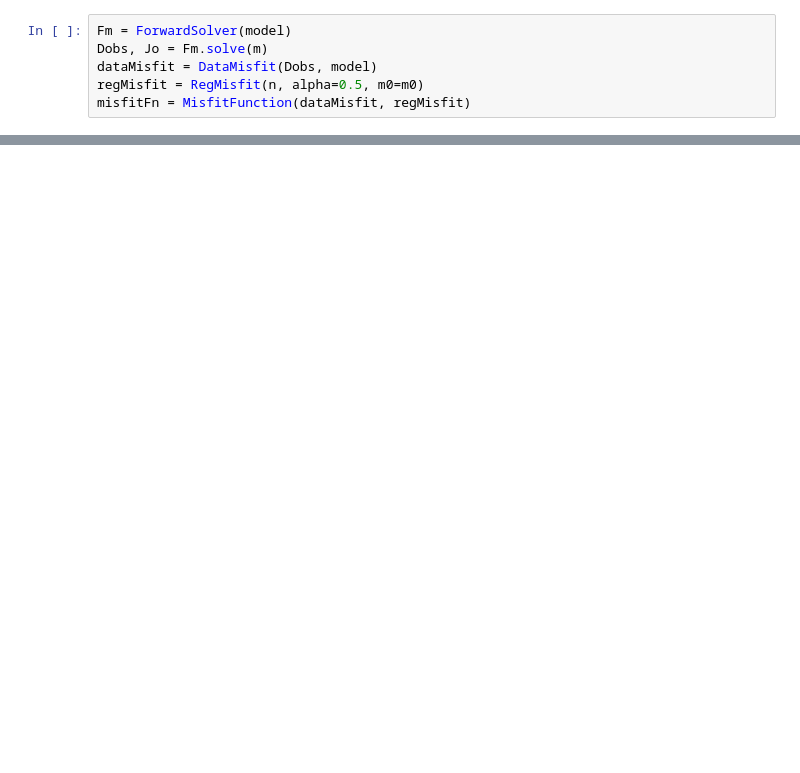
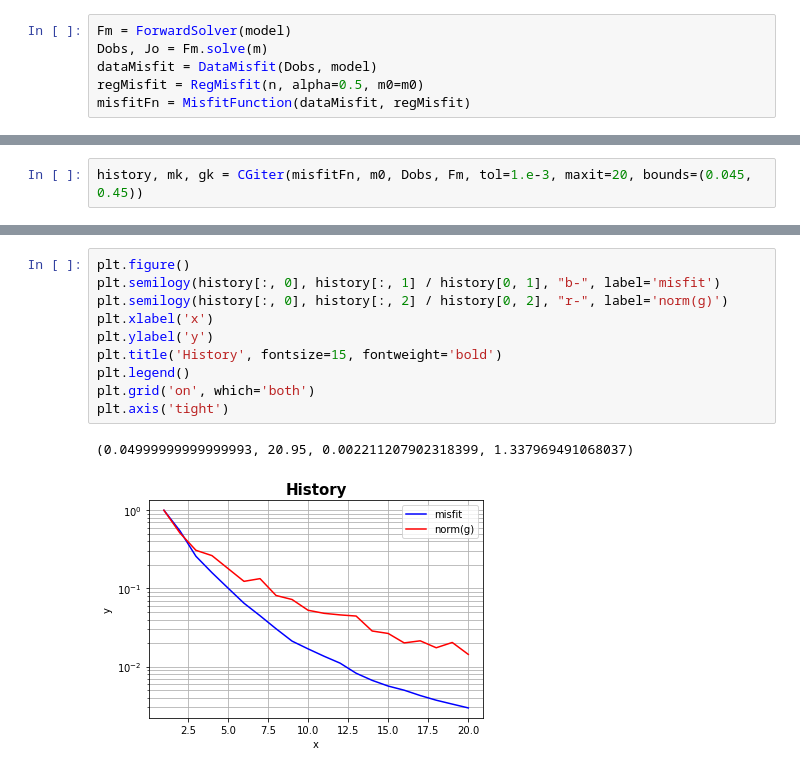
Before and after one commit to izzatum/SimpleFWI, a Jupyter notebook: Example_3.ipynb, the cells around one changed output, grey strips where cells are left out. Cells and saved outputs as stored; diff of their text form; blank space fills up the shorter version.

```diff
--- a/Example_3.ipynb
+++ b/Example_3.ipynb
@@ -184,0 +170,2 @@ plt.show()
+# %%
+history, mk, gk = CGiter(misfitFn, m0, Dobs, Fm, tol=1.e-3, maxit=20, bounds=(0.045, 0.45))
@@ -184,0 +190,13 @@ plt.show()
+# %%
+plt.figure()
+plt.semilogy(history[:, 0], history[:, 1] / history[0, 1], "b-", label='misfit')
+plt.semilogy(history[:, 0], history[:, 2] / history[0, 2], "r-", label='norm(g)')
+plt.xlabel('x')
+plt.ylabel('y')
+plt.title('History', fontsize=15, fontweight='bold')
+plt.legend()
+plt.grid('on', which='both')
+plt.axis('tight')
+# %% [output]
+(0.04999999999999993, 20.95, 0.002211207902318399, 1.337969491068037)
+[figure, added]
```
Also changed, not shown: parts of 17 cells of this notebook, 3 other files.
